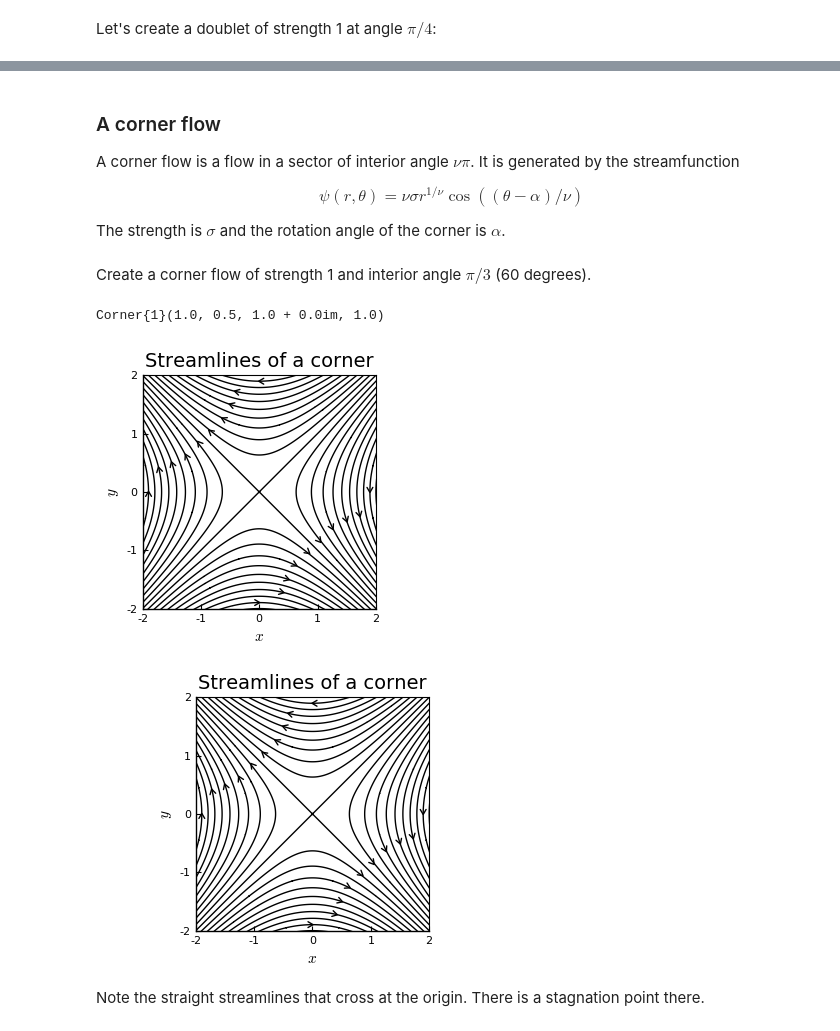
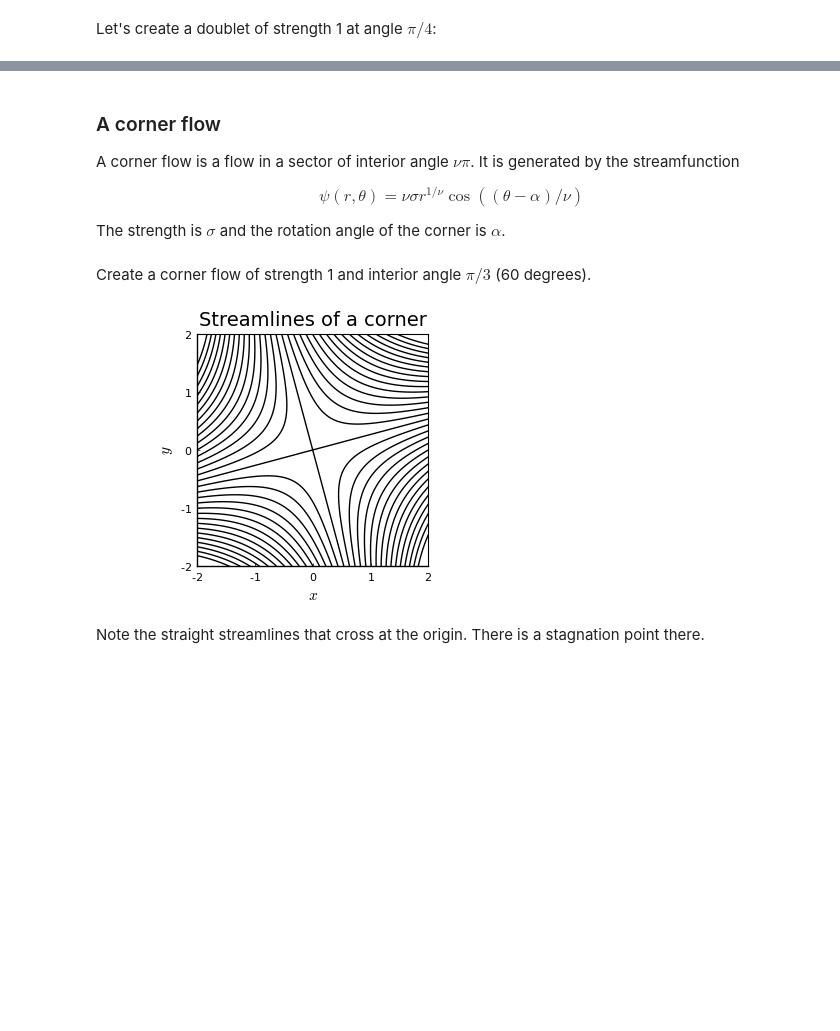
Before and after one commit to UCLAMAEThreads/MAE150A, a Jupyter notebook: notebook/2.1-BasicPotentialFlows.ipynb, the cells around one changed output, grey strips where cells are left out. Cells and saved outputs as stored; diff of their text form; code cells hidden in the pictures; blank space fills up the shorter version.

```diff
--- a/notebook/2.1-BasicPotentialFlows.ipynb
+++ b/notebook/2.1-BasicPotentialFlows.ipynb
@@ -244,26 +259,23 @@ add_arrows!(ps,d)
 # %% [markdown]
 ### A corner flow
-A corner flow is a flow in a sector of interior angle $\nu\pi$. It is generated by the streamfunction
+A corner flow is a flow in a sector of interior angle $\nu\pi$. It is generated by the
+streamfunction
 
 $$ \psi(r,\theta) = \nu \sigma r^{1/\nu} \cos((\theta-\alpha)/\nu)$$
 
 The strength is $\sigma$ and the rotation angle of the corner is $\alpha$.
 # %% [markdown]
 Create a corner flow of strength 1 and interior angle $\pi/3$ (60 degrees).
-# %%
-ν = 0.5
-σ = 1.0
-α = 0.0
-c = Corner(σ,ν,α)
-# %% [output]
-Corner{1}(1.0, 0.5, 1.0 + 0.0im, 1.0)
 # %%
+ν = 0.5
+σ = 1.0
+α = π/3
+c = Corner(σ,ν,α)
+
 ψ .= PotentialFlow.streamfunction(zg,c);
-ps = plot(xg,yg,ψ,xlim=(-2,2),ylim=(-2,2),levels=range(-3,3,length=31),color=:black,xlabel=L"x",ylabel=L"y",title="Streamlines of a corner",show=true)
-add_arrows!(ps,c)
+plot(ψ,g,xlim=(-2,2),ylim=(-2,2),levels=range(-3,3,length=31),color=:black,xlabel=L"x",ylabel=L"y",title="Streamlines of a corner")
 # %% [output]
-[figure, old version]
+[figure, new version]
-[figure, removed]
 # %% [markdown]
 Note the straight streamlines that cross at the origin. There is a stagnation point there.
 # %% [markdown]
```
Also changed, not shown: parts of 63 cells of this notebook, 14 other files.
